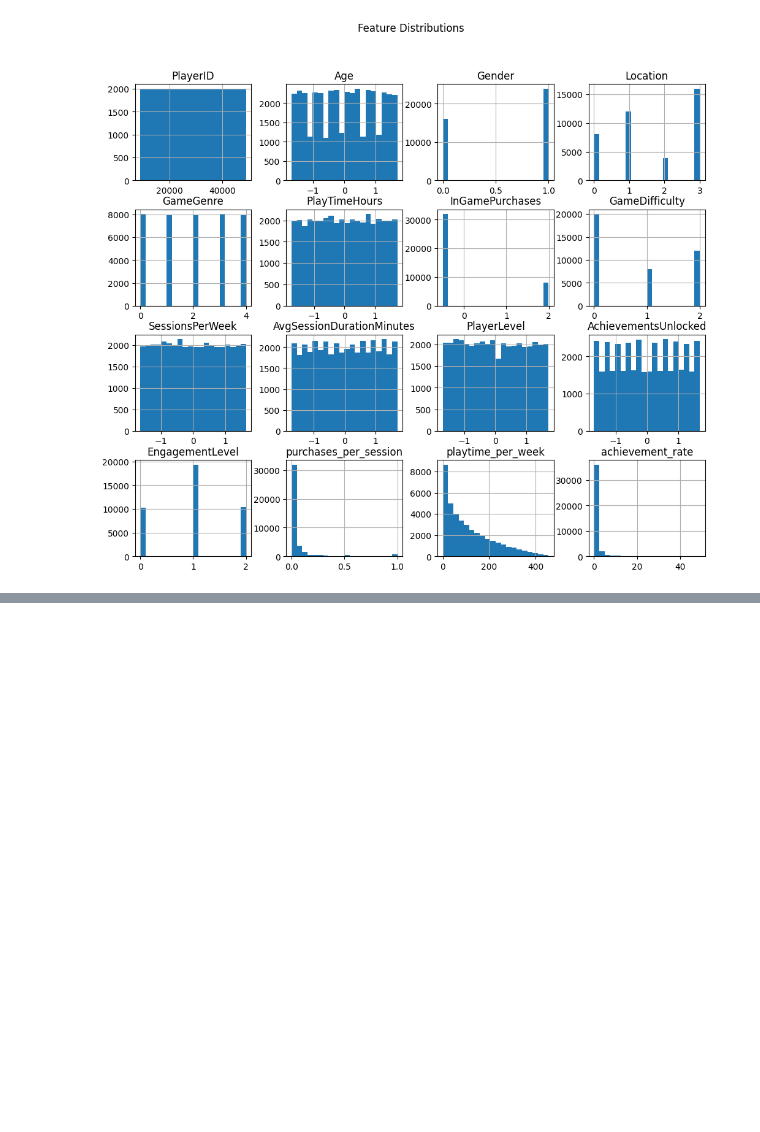
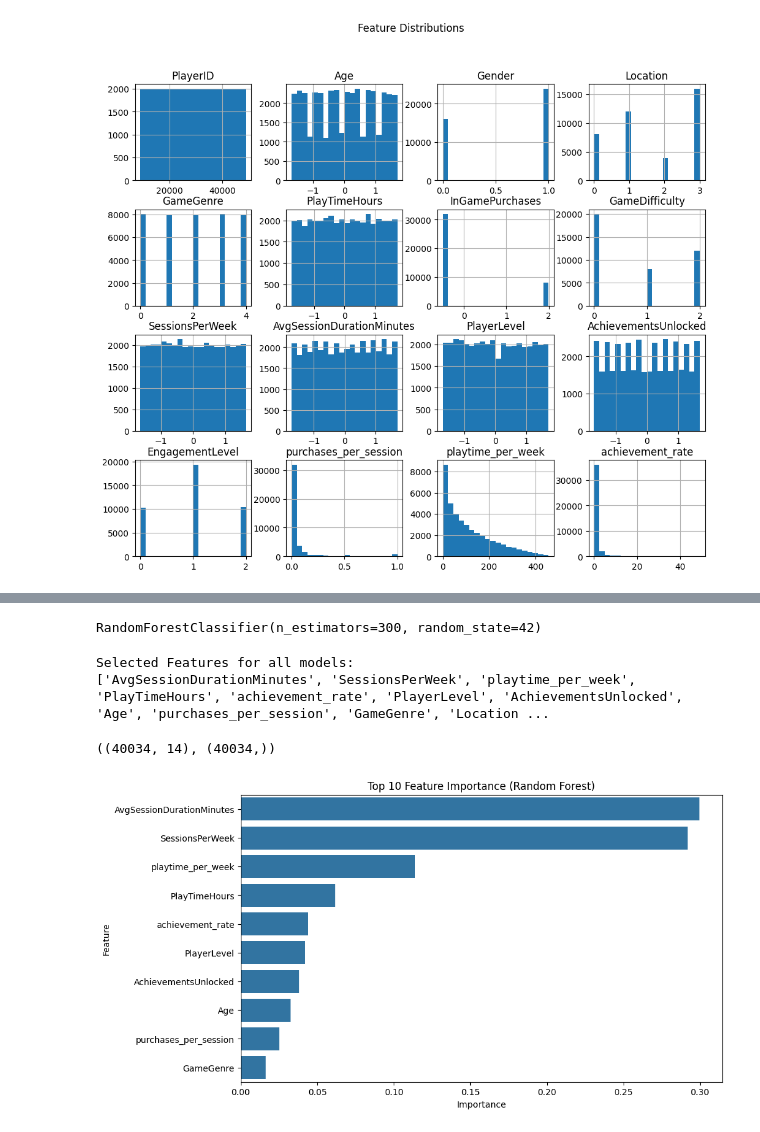
Before and after one commit to atique-ahmad-01/ml-statistical-gaming-analysis, a Jupyter notebook: notebooks/model_training.ipynb, the cells around one changed output, grey strips where cells are left out. Cells and saved outputs as stored; diff of their text form; code cells hidden in the pictures; blank space fills up the shorter version.

Commit message:
ML model training

```diff
--- a/notebooks/model_training.ipynb
+++ b/notebooks/model_training.ipynb
@@ -104,3 +106,7 @@ plt.suptitle("Feature Distributions")
 plt.show()
 # %% [output]
 [figure]
+# %%
+# X = features, y = EngagementLevel
+X = df.drop(columns=["PlayerID","EngagementLevel"])
+y = df["EngagementLevel"]
@@ -106,0 +117,15 @@ plt.show()
+# %%
+# Train Random Forest to get feature importance
+rf = RandomForestClassifier(n_estimators=300, random_state=42)
+rf.fit(X, y)
+# %% [output]
+RandomForestClassifier(n_estimators=300, random_state=42)
+# %%
+# Extract feature importance
+importance = pd.DataFrame({
+    "Feature": X.columns,
+    "Importance": rf.feature_importances_
+}).sort_values(by="Importance", ascending=False)
+
+# Select top N features (e.g., top 15)
+top_features = importance.head(15)["Feature"].tolist()
@@ -106,0 +135,19 @@ plt.show()
+# %%
+
+print("Selected Features for all models:")
+print(top_features)
+# %% [output]
+Selected Features for all models:
+['AvgSessionDurationMinutes', 'SessionsPerWeek', 'playtime_per_week', 'PlayTimeHours', 'achievement_rate', 'PlayerLevel', 'AchievementsUnlocked', 'Age', 'purchases_per_session', 'GameGenre', 'Location ...
+# %%
+X_selected.shape, y.shape
+# %% [output]
+((40034, 14), (40034,))
+# %%
+#  Plot feature importance
+plt.figure(figsize=(10,6))
+sns.barplot(x="Importance", y="Feature", data=importance.head(10))
+plt.title("Top 10 Feature Importance (Random Forest)")
+plt.show()
+# %% [output]
+[figure, added]
```
Also changed, not shown: parts of 11 cells of this notebook, 6 other files.
